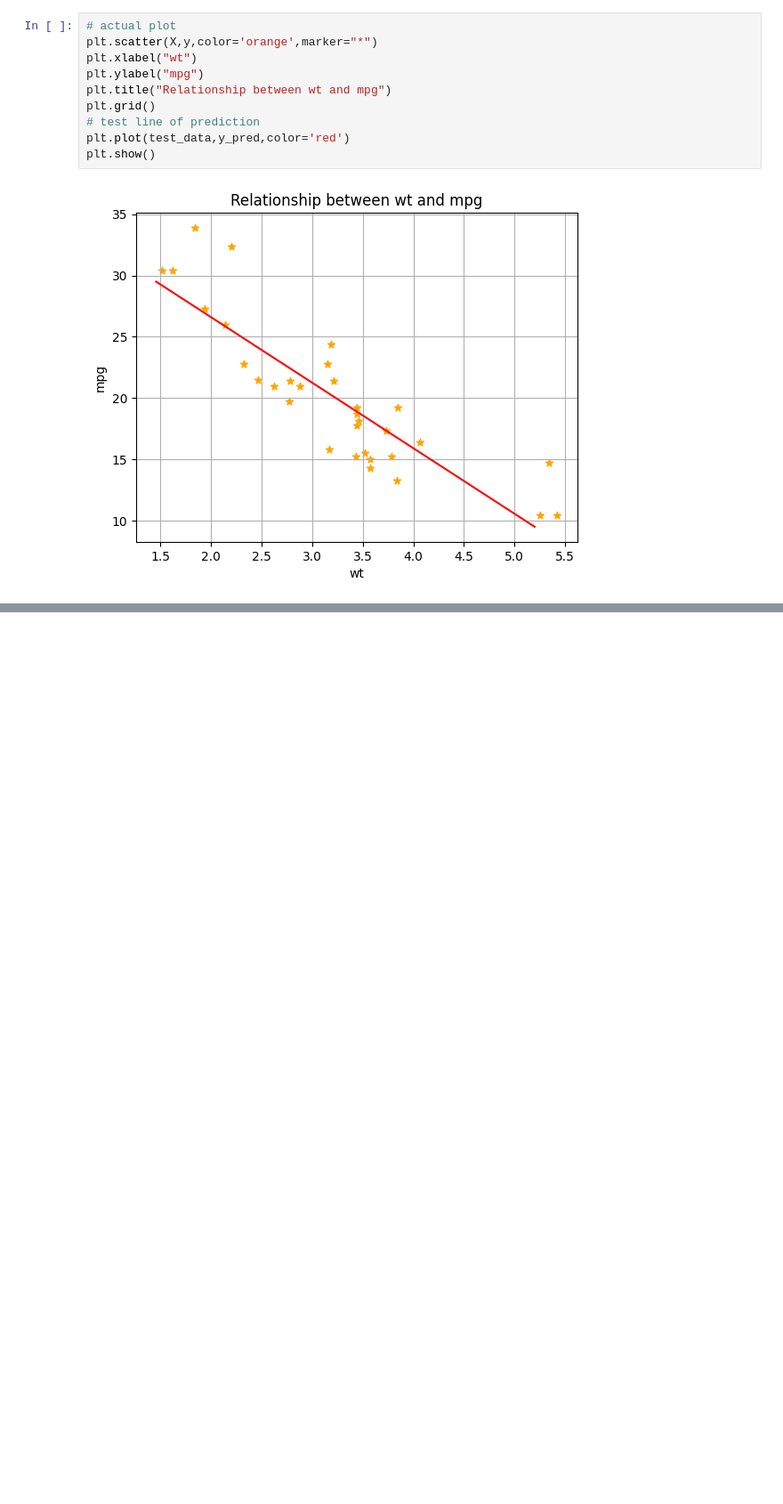
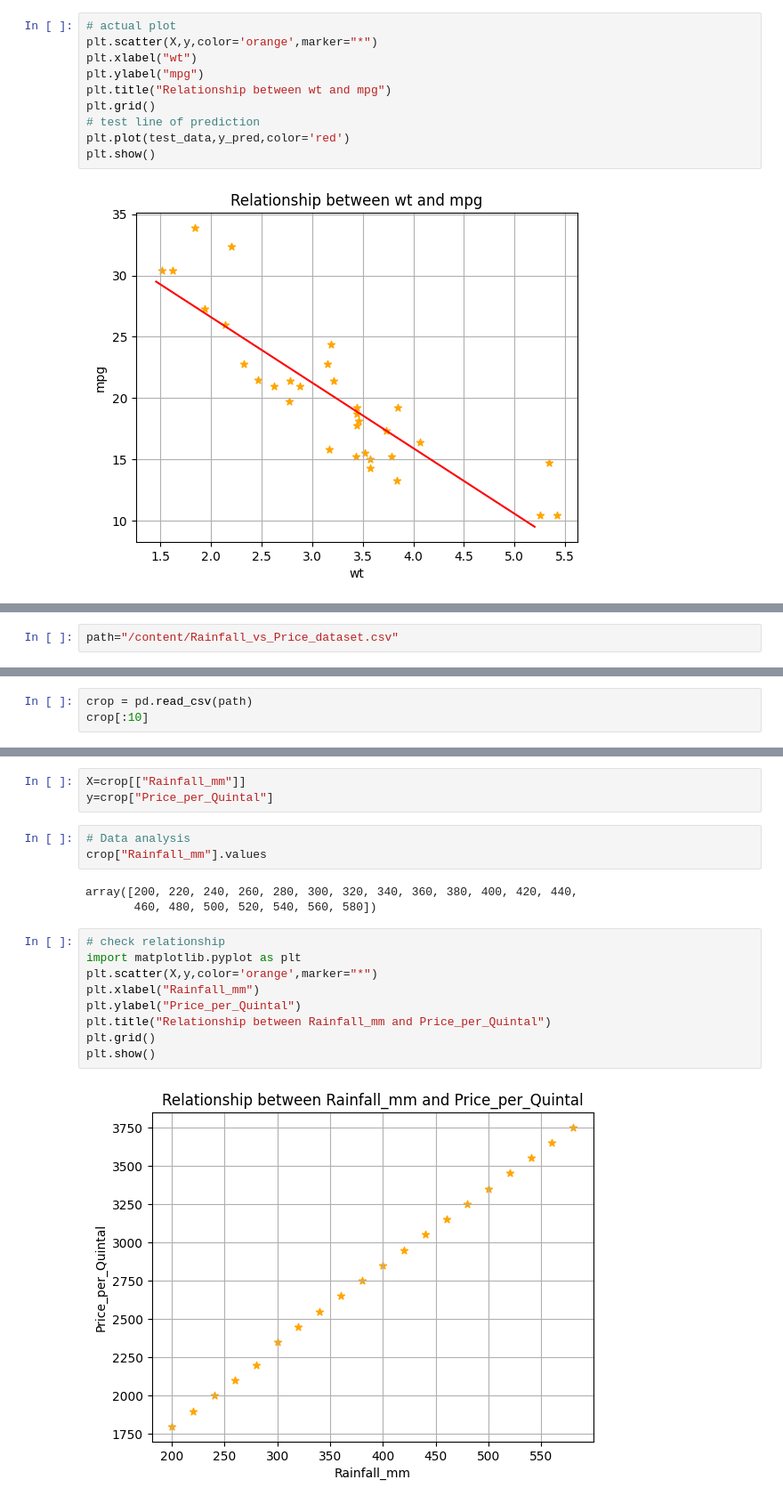
Before and after one commit to prasad2154/NewVision, a Jupyter notebook: Practice_Work/Linear_Regression_Practice.ipynb, the cells around one changed output, grey strips where cells are left out. Shown at 89% size. Cells and saved outputs as stored; diff of their text form; blank space fills up the shorter version.

```diff
--- a/Practice_Work/Linear_Regression_Practice.ipynb
+++ b/Practice_Work/Linear_Regression_Practice.ipynb
@@ -114,0 +117,2 @@ plt.show()
+# %%
+path="/content/Rainfall_vs_Price_dataset.csv"
@@ -114,0 +121,3 @@ plt.show()
+# %%
+crop = pd.read_csv(path)
+crop[:10]
@@ -114,0 +136,20 @@ plt.show()
+# %%
+X=crop[["Rainfall_mm"]]
+y=crop["Price_per_Quintal"]
+# %%
+# Data analysis
+crop["Rainfall_mm"].values
+# %% [output]
+array([200, 220, 240, 260, 280, 300, 320, 340, 360, 380, 400, 420, 440,
+       460, 480, 500, 520, 540, 560, 580])
+# %%
+# check relationship
+import matplotlib.pyplot as plt
+plt.scatter(X,y,color='orange',marker="*")
+plt.xlabel("Rainfall_mm")
+plt.ylabel("Price_per_Quintal")
+plt.title("Relationship between Rainfall_mm and Price_per_Quintal")
+plt.grid()
+plt.show()
+# %% [output]
+[figure, added]
```
Also changed, not shown: parts of 16 cells of this notebook.
